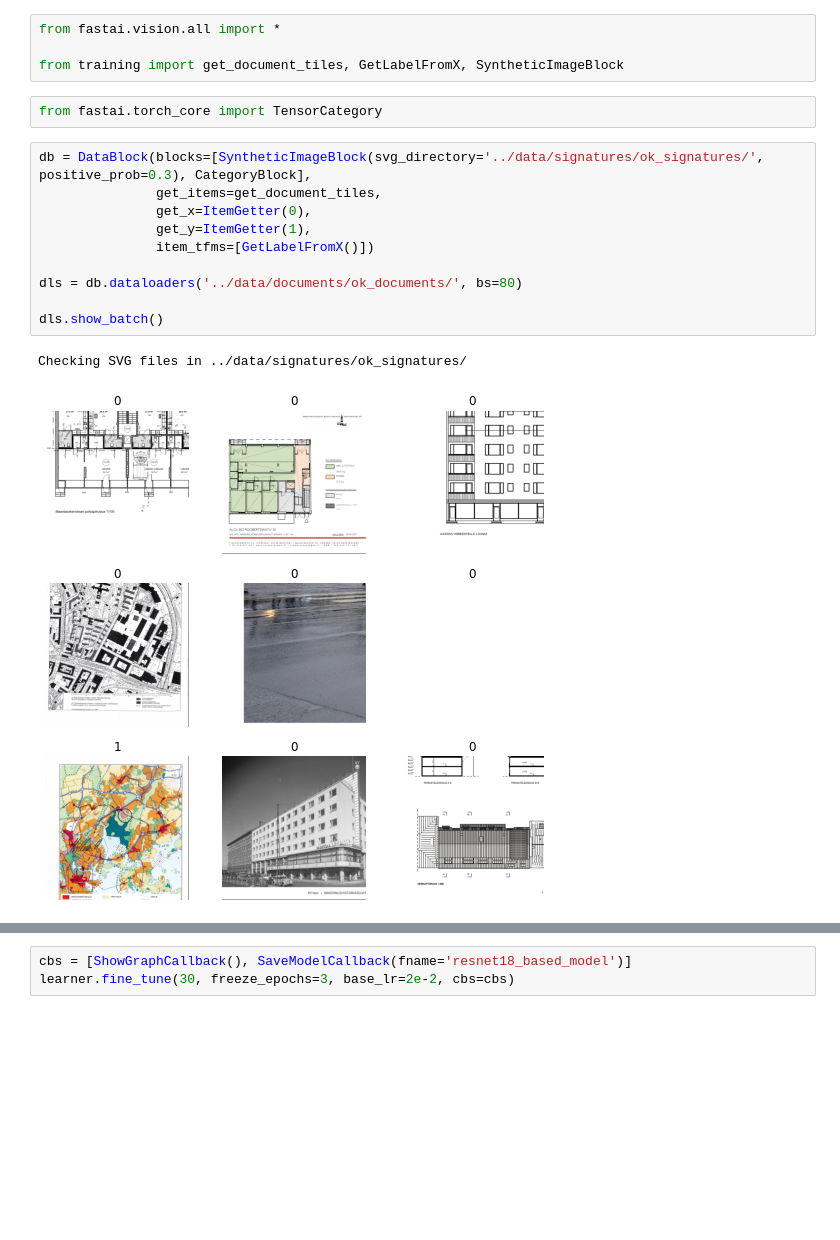
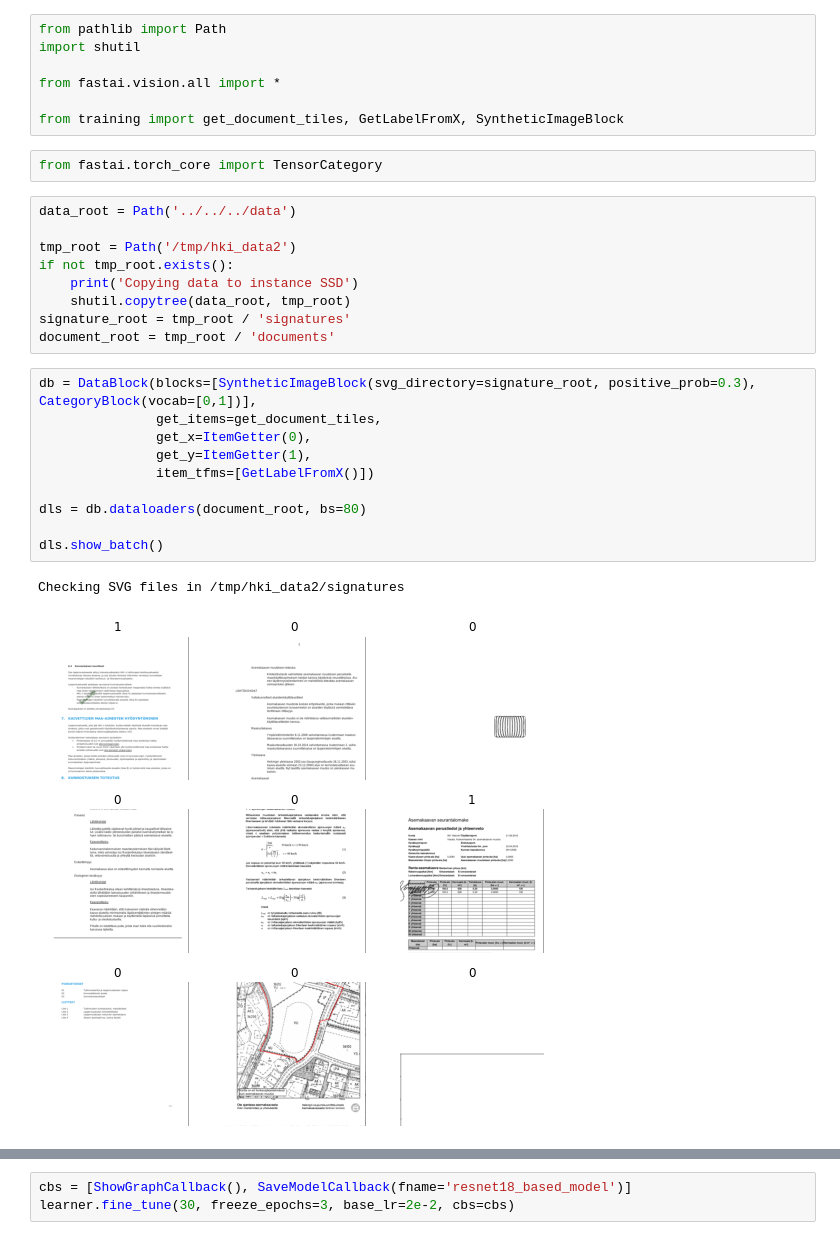
Before and after one commit to City-of-Helsinki/signature-detection-ai, a Jupyter notebook: notebooks/Train tiling model.ipynb, the cells around one changed output, grey strips where cells are left out. Drawn from its saved outputs; the diff is of its cells as text; blank space fills up the shorter version.

```diff
--- a/notebooks/Train tiling model.ipynb
+++ b/notebooks/Train tiling model.ipynb
@@ -1,22 +1,34 @@
 # %%
+from pathlib import Path
+import shutil
+
 from fastai.vision.all import *
 
 from training import get_document_tiles, GetLabelFromX, SyntheticImageBlock
 # %%
 from fastai.torch_core import TensorCategory
+# %%
+data_root = Path('../../../data')
+
+tmp_root = Path('/tmp/hki_data2')
+if not tmp_root.exists():
+    print('Copying data to instance SSD')
+    shutil.copytree(data_root, tmp_root)
+signature_root = tmp_root / 'signatures'
+document_root = tmp_root / 'documents'
 # %%
-db = DataBlock(blocks=[SyntheticImageBlock(svg_directory='../data/signatures/ok_signatures/', positive_prob=0.3), CategoryBlock],
+db = DataBlock(blocks=[SyntheticImageBlock(svg_directory=signature_root, positive_prob=0.3), CategoryBlock(vocab=[0,1])],
                get_items=get_document_tiles,
                get_x=ItemGetter(0),
                get_y=ItemGetter(1),
                item_tfms=[GetLabelFromX()])
 
-dls = db.dataloaders('../data/documents/ok_documents/', bs=80)
+dls = db.dataloaders(document_root, bs=80)
 
 dls.show_batch()
 # %% [output]
-Checking SVG files in ../data/signatures/ok_signatures/
+Checking SVG files in /tmp/hki_data2/signatures
-[figure, old version]
+[figure, new version]
 # %%
 learner = cnn_learner(dls, resnet18, metrics=[error_rate, Recall(), Precision(), F1Score()])
 learner.lr_find()
```
Also changed, not shown: parts of 1 cell of this notebook, 1 other file.
